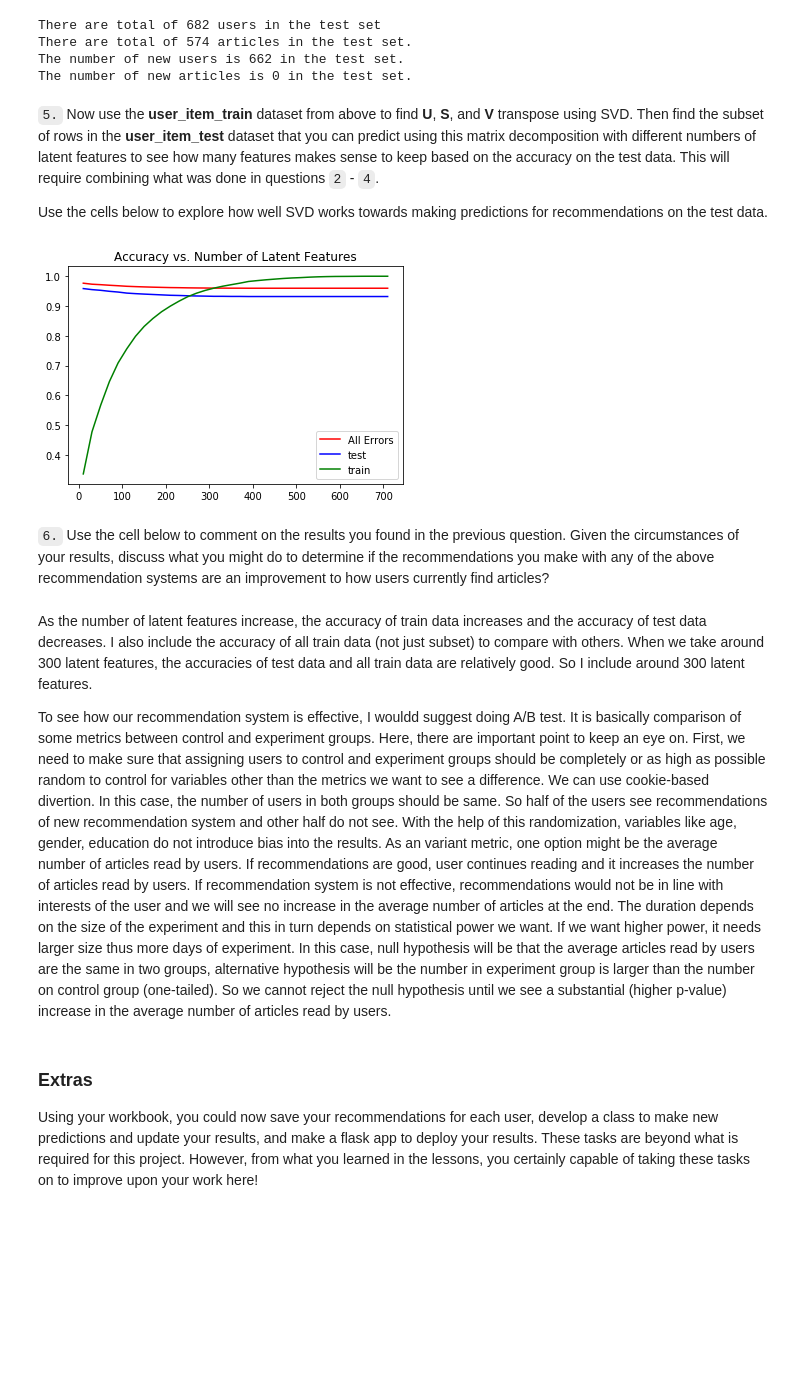
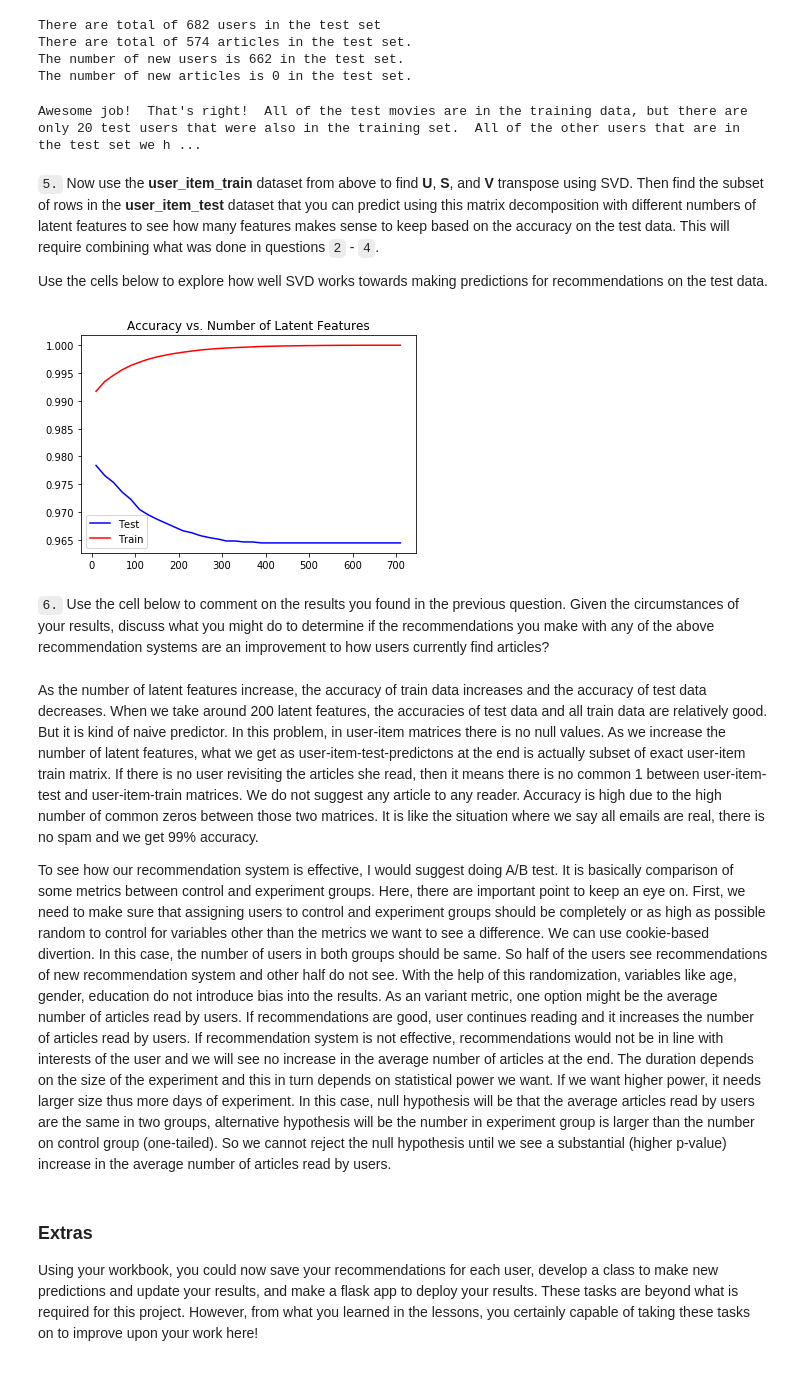
Before and after one commit to ilknurCakir/Recommendations-with-IBM, a Jupyter notebook: Recommendations_with_IBM.ipynb, the cells around one changed output. Saved outputs shown, nothing was run; the diff lists cells and outputs as text; code cells hidden in the pictures; blank space fills up the shorter version.

Commit message:
data exploration

```diff
--- a/Recommendations_with_IBM.ipynb
+++ b/Recommendations_with_IBM.ipynb
@@ -43,0 +174,2 @@ df.head()
+# %%
+df['article_id'] = df['article_id'].astype('int')
@@ -186,6 +477,24 @@ There are total of 682 users in the test set
 There are total of 574 articles in the test set.
 The number of new users is 662 in the test set.
 The number of new articles is 0 in the test set.
+# %%
+# Replace the values in the dictionary below
+a = 662
+b = 574
+c = 20
+d = 0
+
+
+sol_4_dict = {
+    'How many users can we make predictions for in the test set?': c, # letter here,
+    'How many users in the test set are we not able to make predictions for because of the cold start problem?': a,# letter here,
+    'How many movies can we make predictions for in the test set?': b,# letter here,
+    'How many movies in the test set are we not able to make predictions for because of the cold start problem?': d# letter here
+}
+
+t.sol_4_test(sol_4_dict)
+# %% [output]
+Awesome job!  That's right!  All of the test movies are in the training data, but there are only 20 test users that were also in the training set.  All of the other users that are in the test set we h ...
 # %% [markdown]
 `5.` Now use the **user_item_train** dataset from above to find **U**, **S**, and **V** transpose using SVD. Then find the subset of rows in the **user_item_test** dataset that you can predict using this matrix decomposition with different numbers of latent features to see how many features makes sense to keep based on the accuracy on the test data. This will require combining what was done in questions `2` - `4`.
 
@@ -194,53 +503,57 @@ Use the cells below to explore how well SVD works towards making predictions for
 # fit SVD on the user_item_train matrix
 u_train, s_train, vt_train = np.linalg.svd(user_item_train)# fit svd similar to above then use the cells below
 # %%
+
 row_idxs = user_item_train.index.isin(test_idx)
 col_idxs = user_item_train.columns.isin(test_arts)
+
+# user-item test matrix consists of corresponding rows and columns of user_item_train
 u_test = u_train[row_idxs, :]
 vt_test = vt_train[:, col_idxs]
 
+# get subset of rows and columns that are common in train and test datasets
 common_index = user_item_train.index.intersection(user_item_test.index)
 common_cols = user_item_train.columns.intersection(user_item_test.columns)
 
+# subset of test and dataset
 test_20 = user_item_test.loc[common_index, common_cols]
-train_20 = user_item_train.loc[common_index, common_cols]
 
 k_range = np.arange(10, 700 + 20, 20)
 all_errs = []
 train_err_lst = []
 test_err_lst = []
 
 for k in k_range:
     s_train_lat, u_train_lat, vt_train_lat = np.diag(s_train[:k]), u_train[:, :k], vt_train[:k, :]
     u_test_lat, vt_test_lat = u_test[:, :k], vt_test[:k, :]
 
     user_item_train_preds = np.around(np.dot(np.dot(u_train_lat, s_train_lat), vt_train_lat))
     user_item_test_preds = np.around(np.dot(np.dot(u_test_lat, s_train_lat), vt_test_lat))
 
-    all_errs.append(1 - ((np.sum(user_item_test_preds)+np.sum(np.sum(test_20)))/(test_20.shape[0]*test_20.shape[1])))
+    all_errs.append(1 - ((np.sum(user_item_test_preds)+np.sum(np.sum(user_item_test)))/(user_item_test.shape[0]*user_item_test.shape[1])))
     diffs_train = np.subtract(user_item_train, user_item_train_preds)
     diffs_test = np.subtract(test_20, user_item_test_preds)
 
     err_train = np.sum(np.sum(np.abs(diffs_train)))
     err_test = np.sum(np.sum(np.abs(diffs_test)))
 
     train_err_lst.append(err_train)
     test_err_lst.append(err_test)
 
 
-plt.plot(k_range, np.array(all_errs), 'r', label = 'All Errors')
-plt.plot(k_range, 1 - np.array(test_err_lst)/df_test.shape[0], 'b', label = 'test');
-plt.plot(k_range, 1 - np.array(train_err_lst)/df_train.shape[0], 'g', label = 'train');
+
+plt.plot(k_range, 1 - np.array(test_err_lst)/(test_20.shape[0]*test_20.shape[1]), 'b', label = 'Test')
+plt.plot(k_range, 1 - np.array(train_err_lst)/(user_item_train.shape[0]*user_item_train.shape[1]), 'r', label = 'Train');
 plt.title('Accuracy vs. Number of Latent Features');
 plt.legend();
 # %% [output]
-[figure, old version]
+[figure, new version]
 # %% [markdown]
 `6.` Use the cell below to comment on the results you found in the previous question. Given the circumstances of your results, discuss what you might do to determine if the recommendations you make with any of the above recommendation systems are an improvement to how users currently find articles?
 # %% [markdown]
-As the number of latent features increase, the accuracy of train data increases and the accuracy of test data decreases. I also include the accuracy of all train data (not just subset) to compare with others. When we take around 300 latent features, the accuracies of test data and all train data are relatively good. So I include around 300 latent features.
+As the number of latent features increase, the accuracy of train data increases and the accuracy of test data decreases. When we take around 200 latent features, the accuracies of test data and all train data are relatively good. But it is kind of naive predictor. In this problem, in user-item matrices there is no null values. As we increase the number of latent features, what we get as user-item-test-predictons at the end is actually subset of exact user-item train matrix. If there is no user revisiting the articles she read, then it means there is no common 1 between user-item-test and user-item-train matrices. We do not suggest any article to any reader. Accuracy is high due to the high number of common zeros between those two matrices. It is like the situation where we say all emails are real, there is no spam and we get 99% accuracy.
 
-To see how our recommendation system is effective, I wouldd suggest doing A/B test. It is basically comparison of some metrics between control and experiment groups. Here, there are important point to keep an eye on. First, we need to make sure that assigning users to control and experiment groups should be completely or as high as possible random to control for variables other than the metrics we want to see a difference. We can use cookie-based divertion. In this case, the number of users in both groups should be same.  So half of the users see recommendations of new recommendation system and other half do not see. With the help of this randomization, variables like age, gender, education do not introduce bias into the results.
+To see how our recommendation system is effective, I would suggest doing A/B test. It is basically comparison of some metrics between control and experiment groups. Here, there are important point to keep an eye on. First, we need to make sure that assigning users to control and experiment groups should be completely or as high as possible random to control for variables other than the metrics we want to see a difference. We can use cookie-based divertion. In this case, the number of users in both groups should be same.  So half of the users see recommendations of new recommendation system and other half do not see. With the help of this randomization, variables like age, gender, education do not introduce bias into the results.
 As an variant metric, one option might be the average number of articles read by users. If recommendations are good, user continues reading and it increases the number of articles read by users. If recommendation system is not effective, recommendations would not be in line with interests of the user and we will see no increase in the average number of articles at the end. The duration depends on the size of the experiment and this in turn depends on statistical power we want. If we want higher power, it needs larger size thus more days of experiment. In this case, null hypothesis will be that the average articles read by users are the same in two groups, alternative hypothesis will be the number in experiment group is larger than the number on control group (one-tailed). So we cannot reject the null hypothesis until we see a substantial (higher p-value) increase in the average number of articles read by users.
 # %% [markdown]
 <a id='conclusions'></a>
```
Also changed, not shown: parts of 41 cells of this notebook.
